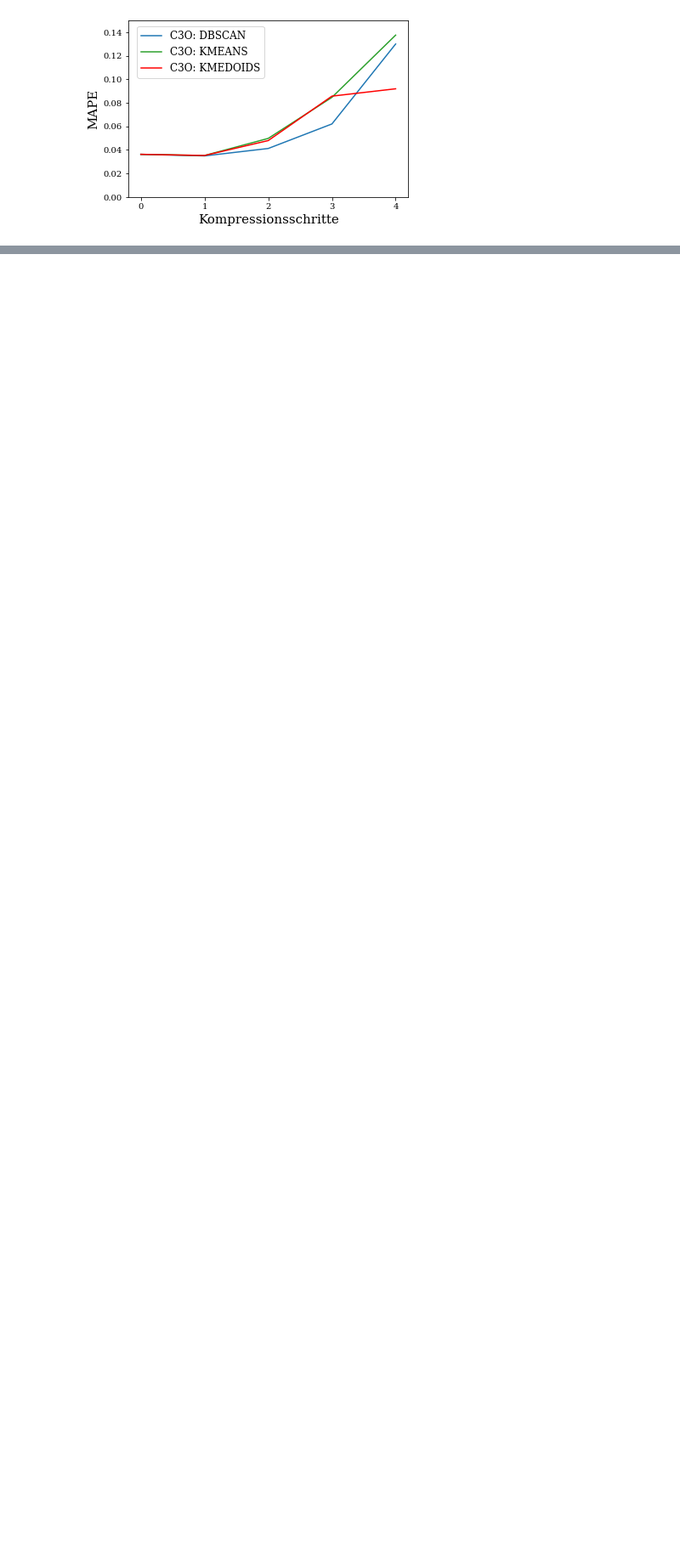
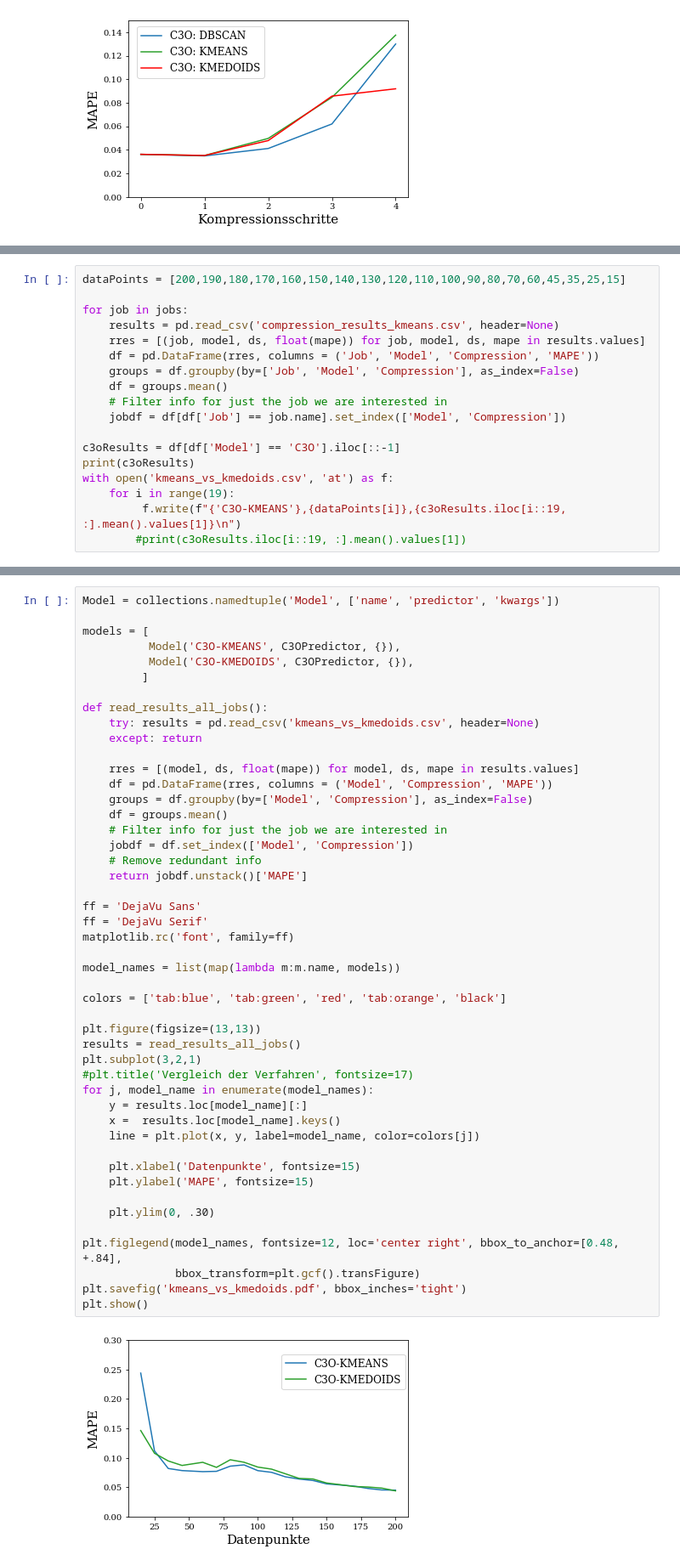
Before and after one commit to RunoXa/c3o-compression-evaluation, a Jupyter notebook: evaluation/training_data_compression_kmeans.ipynb, the cells around one changed output, grey strips where cells are left out. Shown at 85% size. Drawn from its saved outputs; the diff is of its cells as text; blank space fills up the shorter version.

Commit message:
Comparison of KMeans & KMedoids

```diff
--- a/evaluation/training_data_compression_kmeans.ipynb
+++ b/evaluation/training_data_compression_kmeans.ipynb
@@ -505,0 +508,18 @@ plt.show()
+# %%
+dataPoints = [200,190,180,170,160,150,140,130,120,110,100,90,80,70,60,45,35,25,15]
+
+for job in jobs:
+    results = pd.read_csv('compression_results_kmeans.csv', header=None)
+    rres = [(job, model, ds, float(mape)) for job, model, ds, mape in results.values]
+    df = pd.DataFrame(rres, columns = ('Job', 'Model', 'Compression', 'MAPE'))
+    groups = df.groupby(by=['Job', 'Model', 'Compression'], as_index=False)
+    df = groups.mean()
+    # Filter info for just the job we are interested in
+    jobdf = df[df['Job'] == job.name].set_index(['Model', 'Compression'])
+
+c3oResults = df[df['Model'] == 'C3O'].iloc[::-1]
+print(c3oResults)
+with open('kmeans_vs_kmedoids.csv', 'at') as f:
+    for i in range(19):
+         f.write(f"{'C3O-KMEANS'},{dataPoints[i]},{c3oResults.iloc[i::19, :].mean().values[1]}\n")
+        #print(c3oResults.iloc[i::19, :].mean().values[1])
@@ -505,0 +543,49 @@ plt.show()
+# %%
+Model = collections.namedtuple('Model', ['name', 'predictor', 'kwargs'])
+
+models = [
+          Model('C3O-KMEANS', C3OPredictor, {}),
+          Model('C3O-KMEDOIDS', C3OPredictor, {}),
+         ]
+
+def read_results_all_jobs():
+    try: results = pd.read_csv('kmeans_vs_kmedoids.csv', header=None)
+    except: return
+
+    rres = [(model, ds, float(mape)) for model, ds, mape in results.values]
+    df = pd.DataFrame(rres, columns = ('Model', 'Compression', 'MAPE'))
+    groups = df.groupby(by=['Model', 'Compression'], as_index=False)
+    df = groups.mean()
+    # Filter info for just the job we are interested in
+    jobdf = df.set_index(['Model', 'Compression'])
+    # Remove redundant info
+    return jobdf.unstack()['MAPE']
+
+ff = 'DejaVu Sans'
+ff = 'DejaVu Serif'
+matplotlib.rc('font', family=ff)
+
+model_names = list(map(lambda m:m.name, models))
+
+colors = ['tab:blue', 'tab:green', 'red', 'tab:orange', 'black']
+
+plt.figure(figsize=(13,13))
+results = read_results_all_jobs()
+plt.subplot(3,2,1)
+#plt.title('Vergleich der Verfahren', fontsize=17)
+for j, model_name in enumerate(model_names):
+    y = results.loc[model_name][:]
+    x =  results.loc[model_name].keys()
+    line = plt.plot(x, y, label=model_name, color=colors[j])
+
+    plt.xlabel('Datenpunkte', fontsize=15)
+    plt.ylabel('MAPE', fontsize=15)
+
+    plt.ylim(0, .30)
+
+plt.figlegend(model_names, fontsize=12, loc='center right', bbox_to_anchor=[0.48, +.84],
+              bbox_transform=plt.gcf().transFigure)
+plt.savefig('kmeans_vs_kmedoids.pdf', bbox_inches='tight')
+plt.show()
+# %% [output]
+[figure, added]
```
Also changed, not shown: parts of 3 cells of this notebook, 5 other files.
